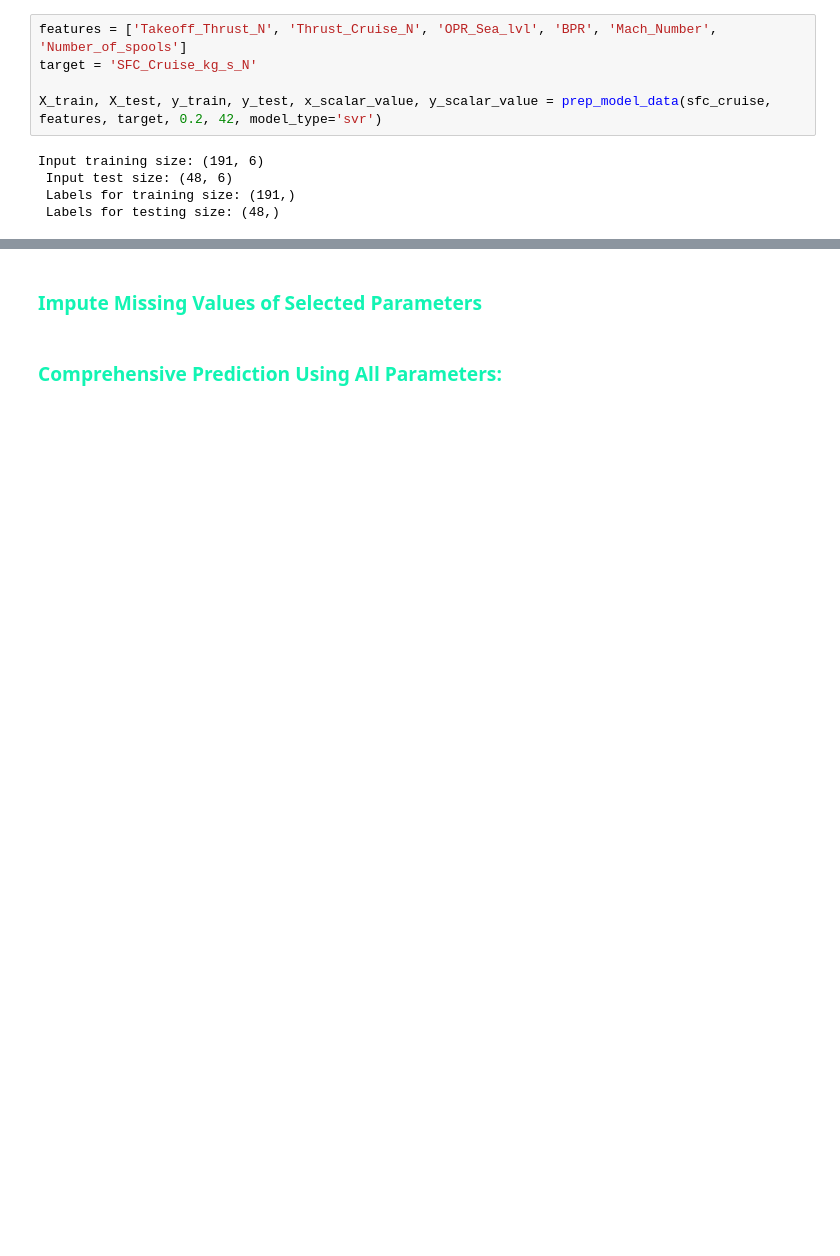
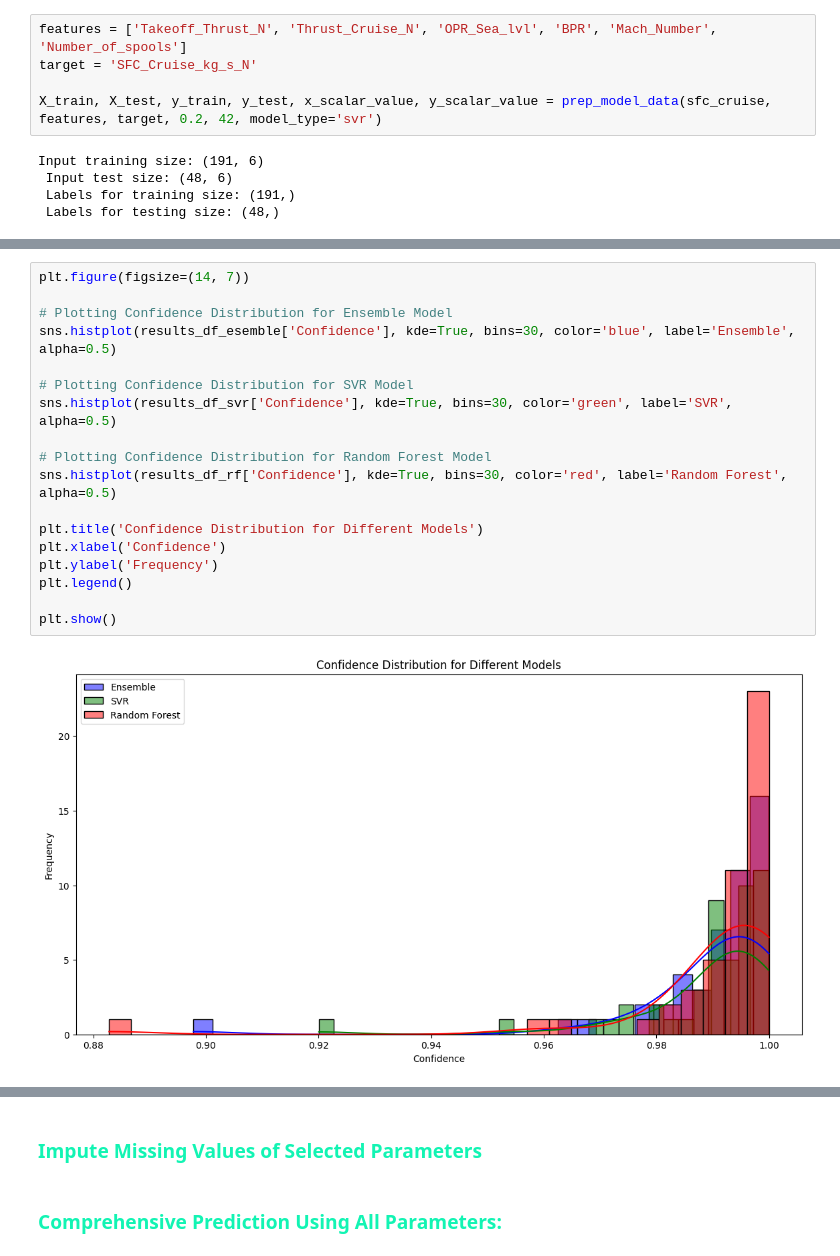
Before and after one commit to stahir01/Master-Thesis, a Jupyter notebook: Master_Thesis_Datasets_NewVersion.ipynb, the cells around one changed output, grey strips where cells are left out. Cells and saved outputs as stored; diff of their text form; blank space fills up the shorter version.

```diff
--- a/Master_Thesis_Datasets_NewVersion.ipynb
+++ b/Master_Thesis_Datasets_NewVersion.ipynb
@@ -3257,0 +3324,20 @@ print(esemble_results)
+# %%
+plt.figure(figsize=(14, 7))
+
+# Plotting Confidence Distribution for Ensemble Model
+sns.histplot(results_df_esemble['Confidence'], kde=True, bins=30, color='blue', label='Ensemble', alpha=0.5)
+
+# Plotting Confidence Distribution for SVR Model
+sns.histplot(results_df_svr['Confidence'], kde=True, bins=30, color='green', label='SVR', alpha=0.5)
+
+# Plotting Confidence Distribution for Random Forest Model
+sns.histplot(results_df_rf['Confidence'], kde=True, bins=30, color='red', label='Random Forest', alpha=0.5)
+
+plt.title('Confidence Distribution for Different Models')
+plt.xlabel('Confidence')
+plt.ylabel('Frequency')
+plt.legend()
+
+plt.show()
+# %% [output]
+[figure, added]
```
Also changed, not shown: parts of 25 cells of this notebook, 12 other files.
